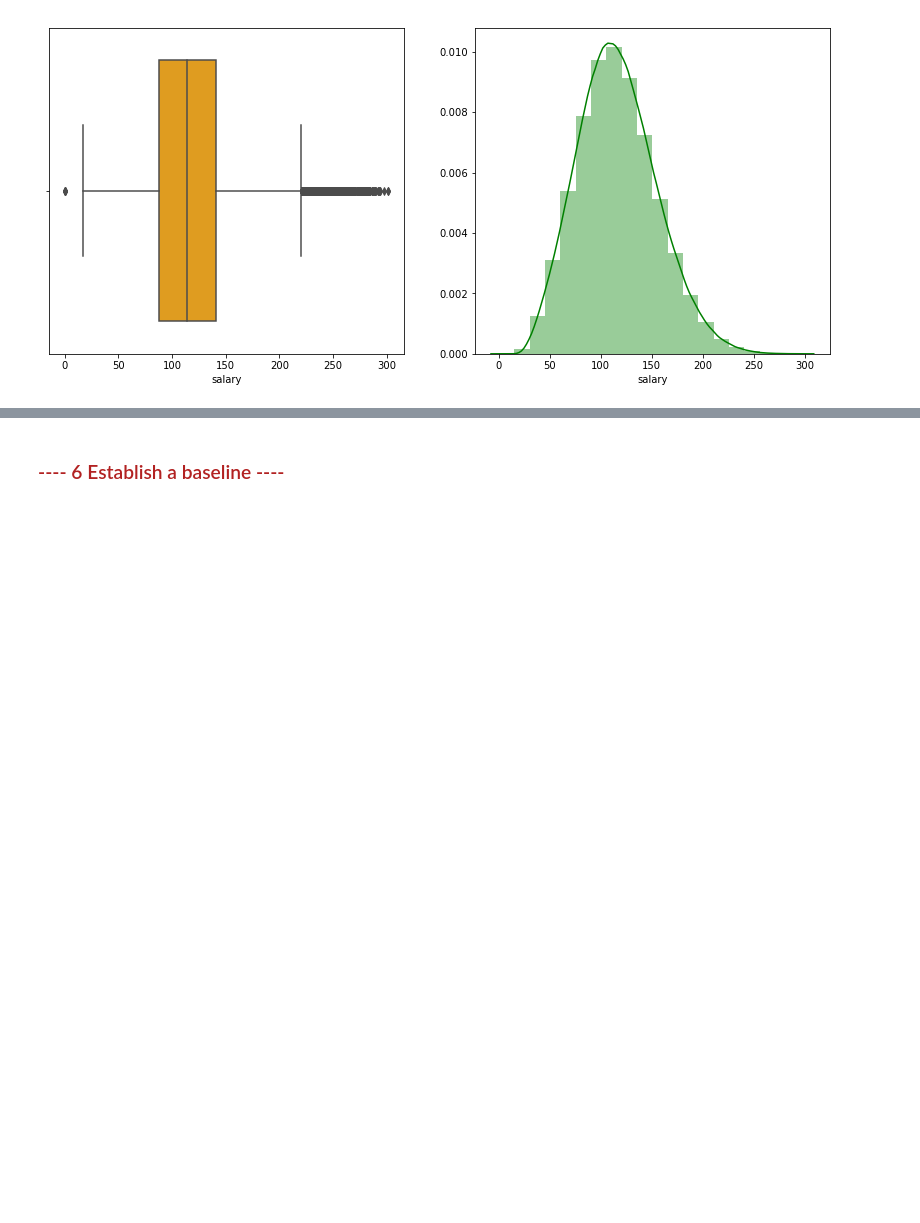
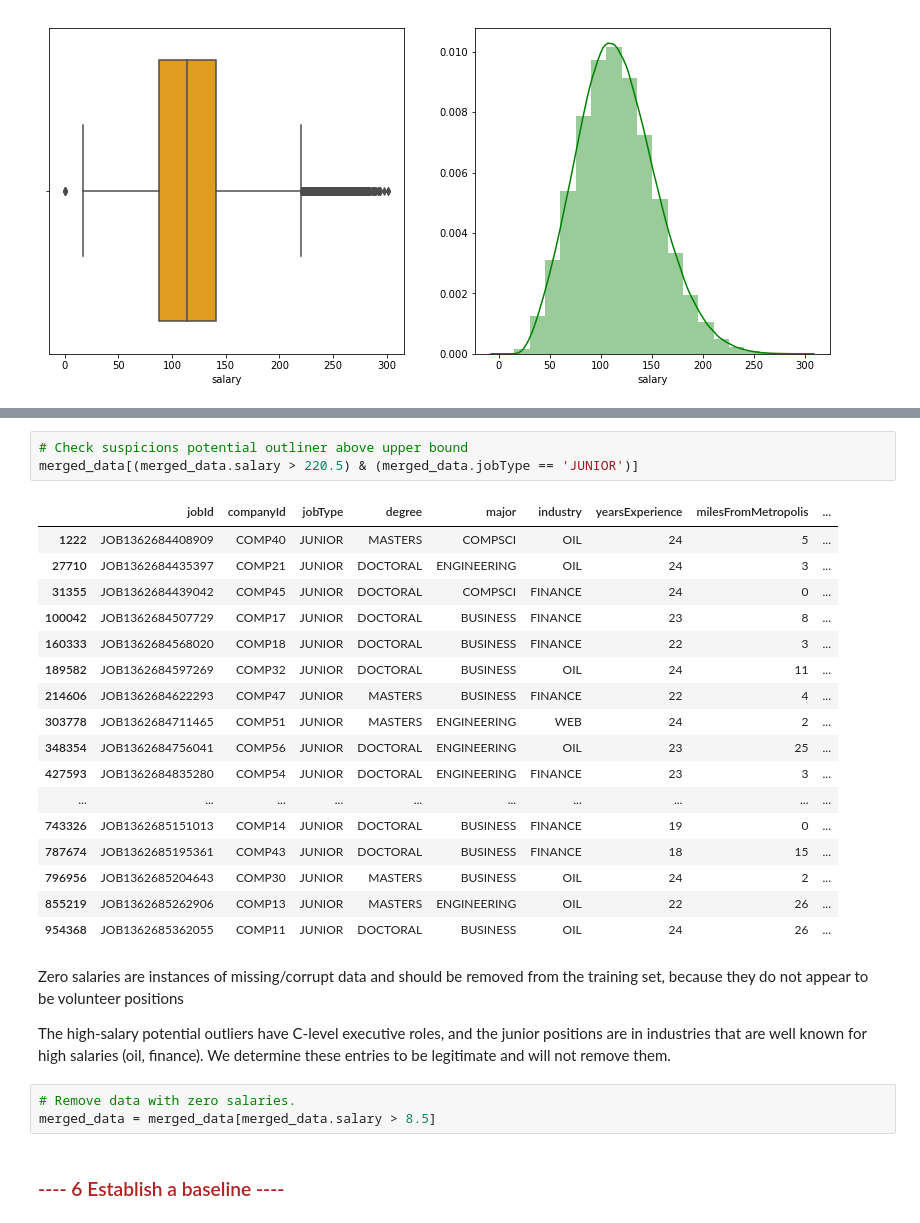
Before and after one commit to suroor89/salary_prediction_portfolio, a Jupyter notebook: Salary_Prediction.ipynb, the cells around one changed output, grey strips where cells are left out. Drawn from its saved outputs; the diff is of its cells as text; blank space fills up the shorter version.

Commit message:
examine the outliners ad delete unnecessary, missing data

```diff
--- a/Salary_Prediction.ipynb
+++ b/Salary_Prediction.ipynb
@@ -252,2 +301,30 @@ plt.show()
+# %%
+# Check suspicions potential outliner above upper bound
+merged_data[(merged_data.salary > 220.5) & (merged_data.jobType == 'JUNIOR')]
+# %% [output]
+|  | jobId | companyId | jobType | degree | major | industry | yearsExperience | milesFromMetropolis | ... |
+| 1222 | JOB1362684408909 | COMP40 | JUNIOR | MASTERS | COMPSCI | OIL | 24 | 5 | ... |
+| 27710 | JOB1362684435397 | COMP21 | JUNIOR | DOCTORAL | ENGINEERING | OIL | 24 | 3 | ... |
+| 31355 | JOB1362684439042 | COMP45 | JUNIOR | DOCTORAL | COMPSCI | FINANCE | 24 | 0 | ... |
+| 100042 | JOB1362684507729 | COMP17 | JUNIOR | DOCTORAL | BUSINESS | FINANCE | 23 | 8 | ... |
+| 160333 | JOB1362684568020 | COMP18 | JUNIOR | DOCTORAL | BUSINESS | FINANCE | 22 | 3 | ... |
+| 189582 | JOB1362684597269 | COMP32 | JUNIOR | DOCTORAL | BUSINESS | OIL | 24 | 11 | ... |
+| 214606 | JOB1362684622293 | COMP47 | JUNIOR | MASTERS | BUSINESS | FINANCE | 22 | 4 | ... |
+| 303778 | JOB1362684711465 | COMP51 | JUNIOR | MASTERS | ENGINEERING | WEB | 24 | 2 | ... |
+| 348354 | JOB1362684756041 | COMP56 | JUNIOR | DOCTORAL | ENGINEERING | OIL | 23 | 25 | ... |
+| 427593 | JOB1362684835280 | COMP54 | JUNIOR | DOCTORAL | ENGINEERING | FINANCE | 23 | 3 | ... |
+| ... | ... | ... | ... | ... | ... | ... | ... | ... | ... |
+| 743326 | JOB1362685151013 | COMP14 | JUNIOR | DOCTORAL | BUSINESS | FINANCE | 19 | 0 | ... |
+| 787674 | JOB1362685195361 | COMP43 | JUNIOR | DOCTORAL | BUSINESS | FINANCE | 18 | 15 | ... |
+| 796956 | JOB1362685204643 | COMP30 | JUNIOR | MASTERS | BUSINESS | OIL | 24 | 2 | ... |
+| 855219 | JOB1362685262906 | COMP13 | JUNIOR | MASTERS | ENGINEERING | OIL | 22 | 26 | ... |
+| 954368 | JOB1362685362055 | COMP11 | JUNIOR | DOCTORAL | BUSINESS | OIL | 24 | 26 | ... |
+# %% [markdown]
+Zero salaries are instances of missing/corrupt data and should be removed from the training set, because they do not appear to be volunteer positions
+
+The high-salary potential outliers have C-level executive roles, and the junior positions are in industries that are well known for high salaries (oil, finance). We determine these entries to be legitimate and will not remove them.
+# %%
+# Remove data with zero salaries.
+merged_data = merged_data[merged_data.salary > 8.5]
 # %% [markdown]
 ### <font color=Firebrick>---- 6 Establish a baseline ----</font>
```
Also changed, not shown: parts of 10 cells of this notebook.
